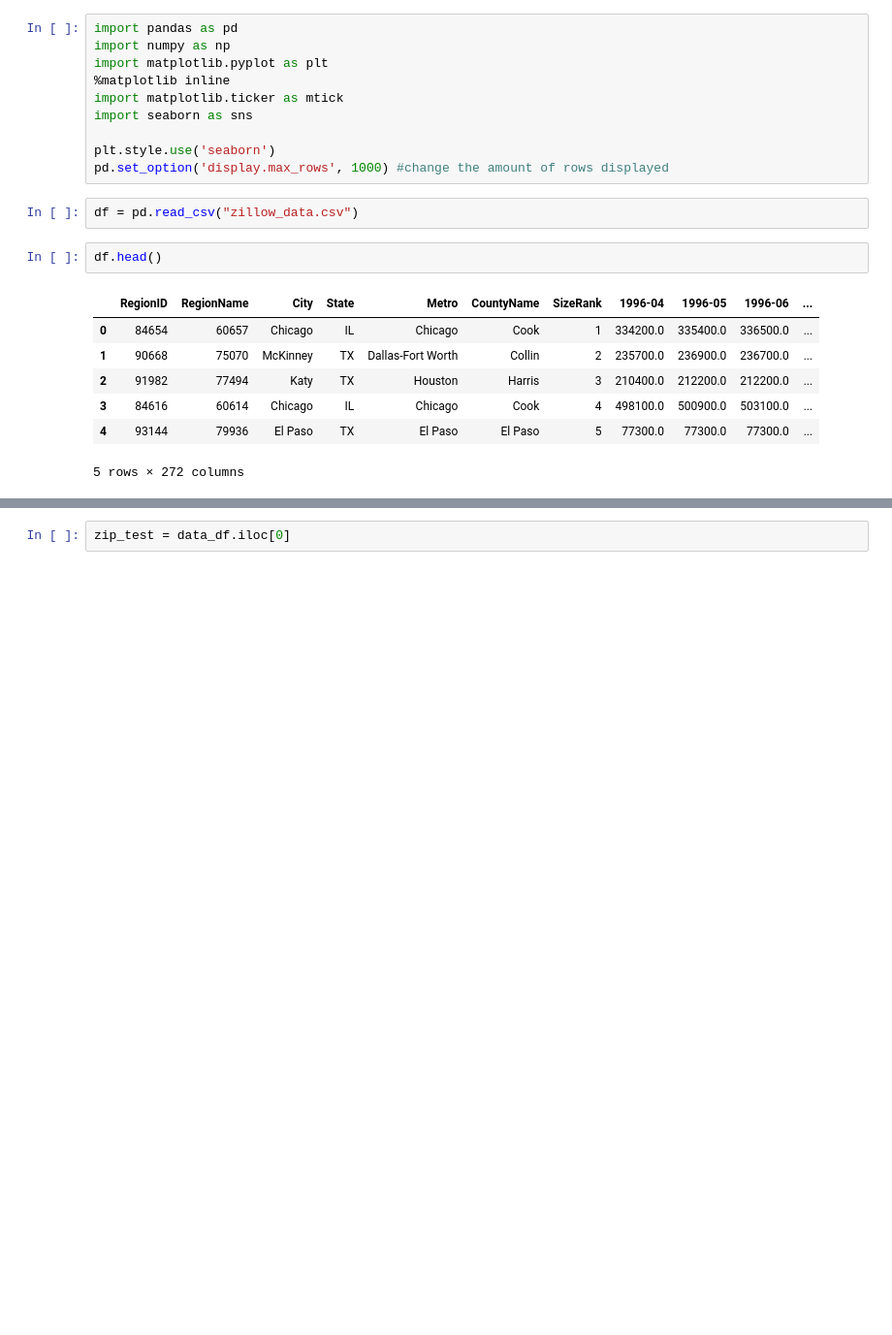
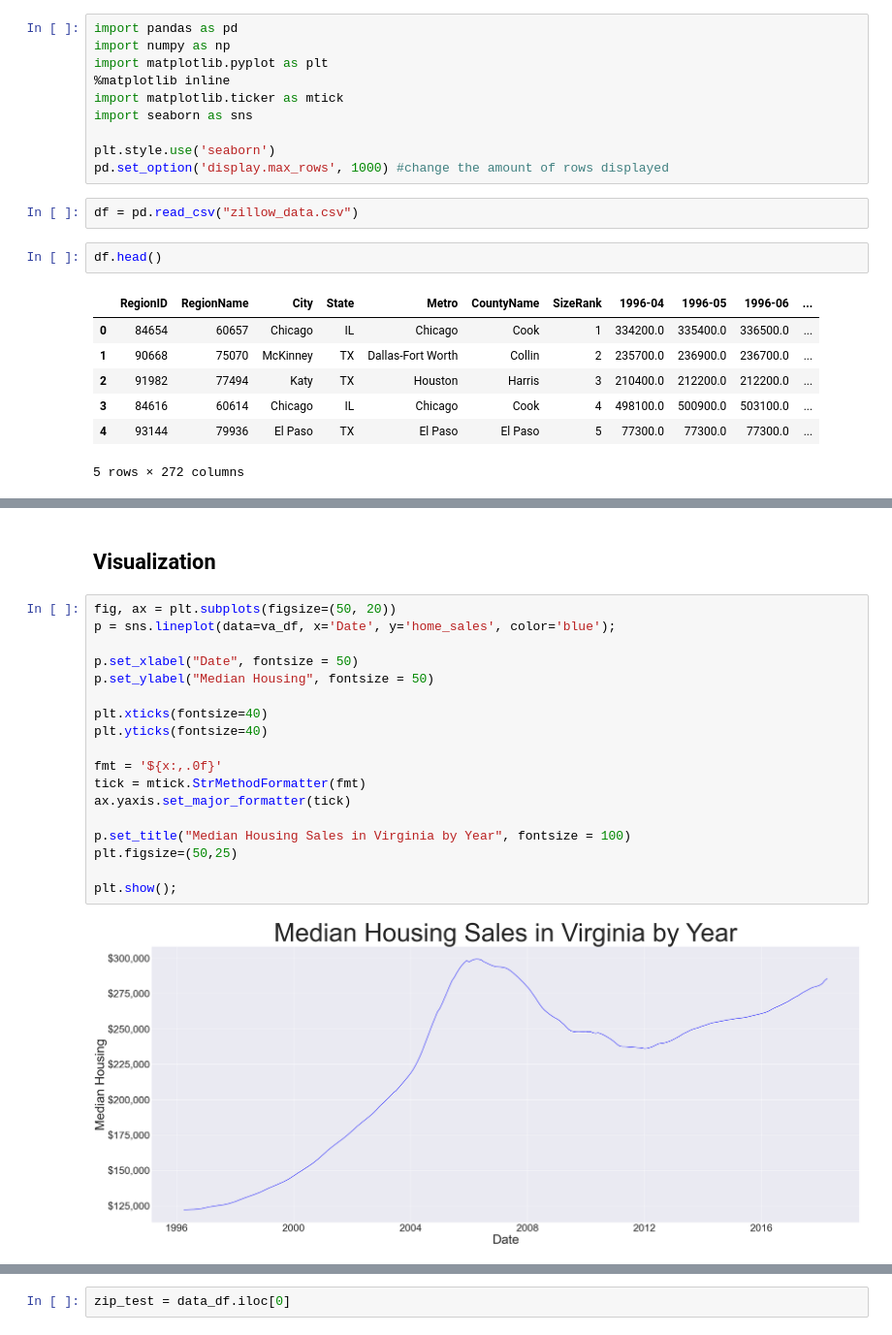
Before and after one commit to jxn628/dsc-phase-4-project-1, a Jupyter notebook: student.ipynb, the cells around one changed output, grey strips where cells are left out. Shown: that part at 97% size. Saved outputs shown, nothing was run; the diff lists cells and outputs as text; blank space fills up the shorter version.

```diff
--- a/student.ipynb
+++ b/student.ipynb
@@ -68,0 +158,22 @@ df.head()
+# %% [markdown]
+## Visualization
+# %%
+fig, ax = plt.subplots(figsize=(50, 20))
+p = sns.lineplot(data=va_df, x='Date', y='home_sales', color='blue');
+
+p.set_xlabel("Date", fontsize = 50)
+p.set_ylabel("Median Housing", fontsize = 50)
+
+plt.xticks(fontsize=40)
+plt.yticks(fontsize=40)
+
+fmt = '${x:,.0f}'
+tick = mtick.StrMethodFormatter(fmt)
+ax.yaxis.set_major_formatter(tick)
+
+p.set_title("Median Housing Sales in Virginia by Year", fontsize = 100)
+plt.figsize=(50,25)
+
+plt.show();
+# %% [output]
+[figure, added]
```
Also changed, not shown: parts of 99 cells of this notebook.
